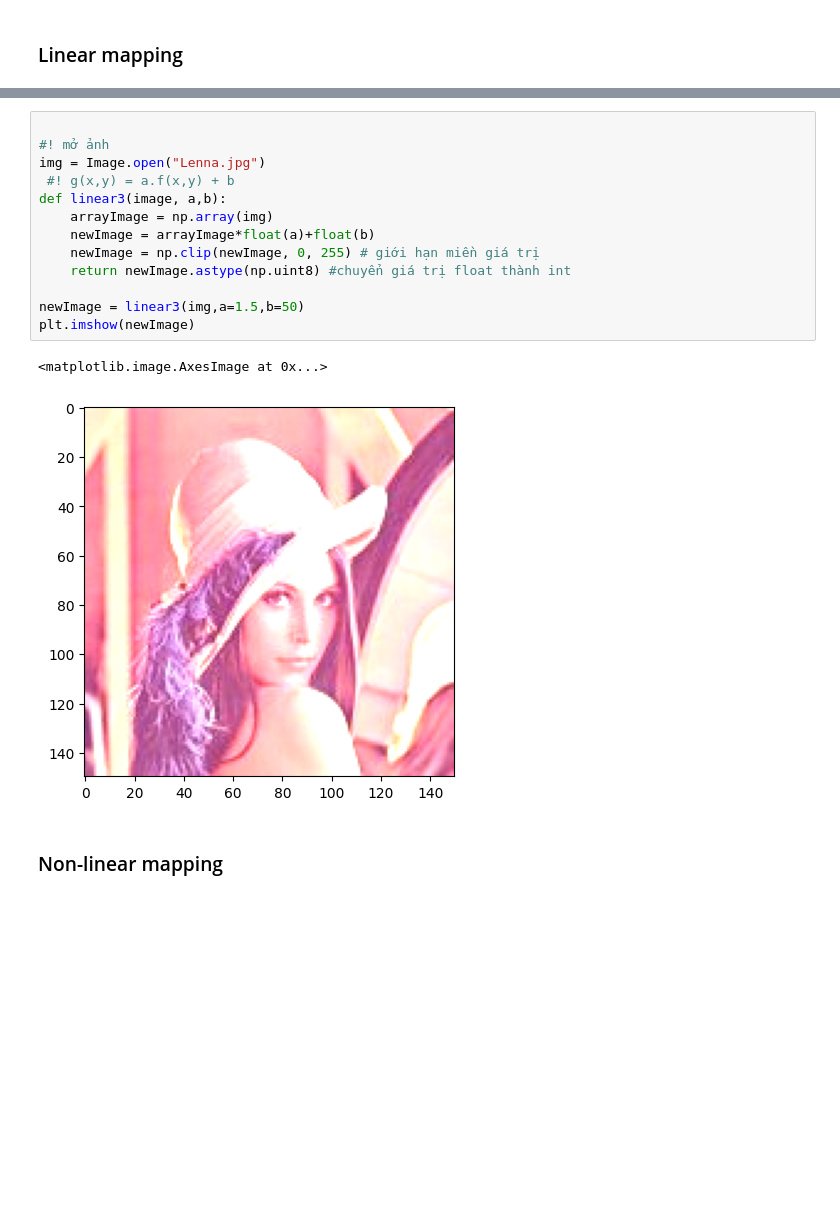
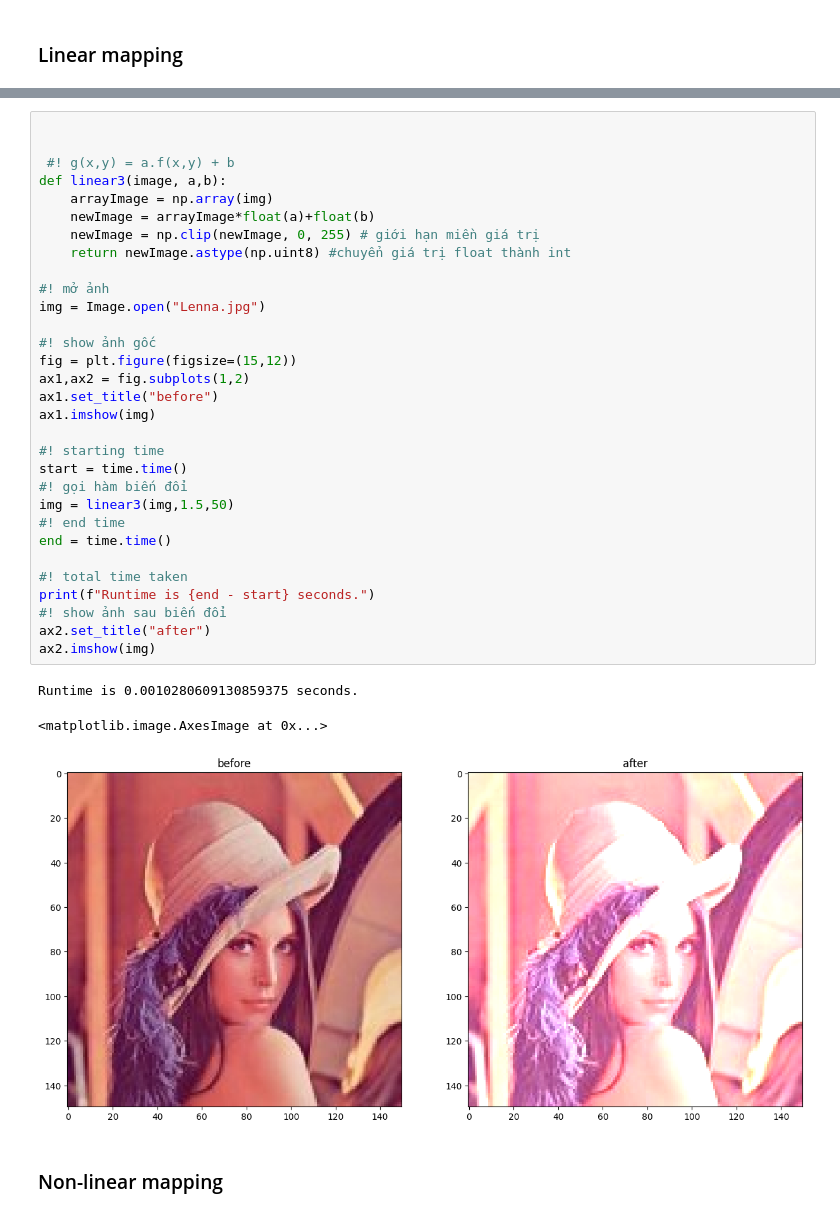
Before and after one commit to TungAlter/XLA-Lab01, a Jupyter notebook: Color_Transformations.ipynb, the cells around one changed output, grey strips where cells are left out. Saved outputs shown, nothing was run; the diff lists cells and outputs as text; blank space fills up the shorter version.

```diff
--- a/Color_Transformations.ipynb
+++ b/Color_Transformations.ipynb
@@ -53,19 +93,38 @@ plt.imshow(newImage)
 # %%
 
-#! mở ảnh
-img = Image.open("Lenna.jpg")
+
  #! g(x,y) = a.f(x,y) + b
 def linear3(image, a,b):
     arrayImage = np.array(img)
     newImage = arrayImage*float(a)+float(b)
     newImage = np.clip(newImage, 0, 255) # giới hạn miền giá trị
     return newImage.astype(np.uint8) #chuyển giá trị float thành int
 
-newImage = linear3(img,a=1.5,b=50)
-plt.imshow(newImage)
+#! mở ảnh
+img = Image.open("Lenna.jpg")
+
+#! show ảnh gốc
+fig = plt.figure(figsize=(15,12))
+ax1,ax2 = fig.subplots(1,2)
+ax1.set_title("before")
+ax1.imshow(img)
+
+#! starting time
+start = time.time()
+#! gọi hàm biến đổi
+img = linear3(img,1.5,50)
+#! end time
+end = time.time()
+
+#! total time taken
+print(f"Runtime is {end - start} seconds.")
+#! show ảnh sau biến đổi
+ax2.set_title("after")
+ax2.imshow(img)
 # %% [output]
-<matplotlib.image.AxesImage at 0x...>
+Runtime is 0.0010280609130859375 seconds.
+<matplotlib.image.AxesImage at 0x...>
-[figure, old version]
+[figure, new version]
 # %% [markdown]
 <h3>Non-linear mapping</h3>
 # %%
```
Also changed, not shown: parts of 6 cells of this notebook, 3 other files.
